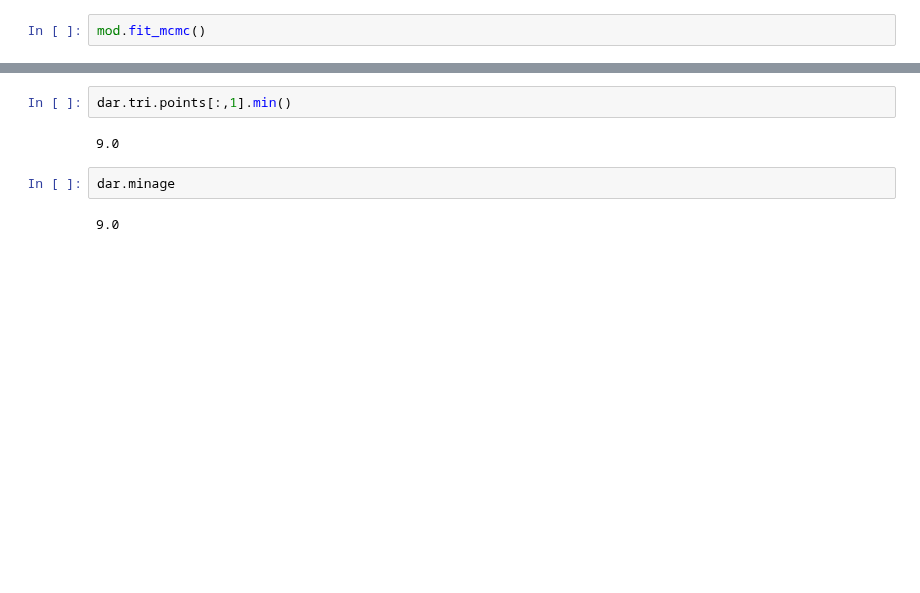
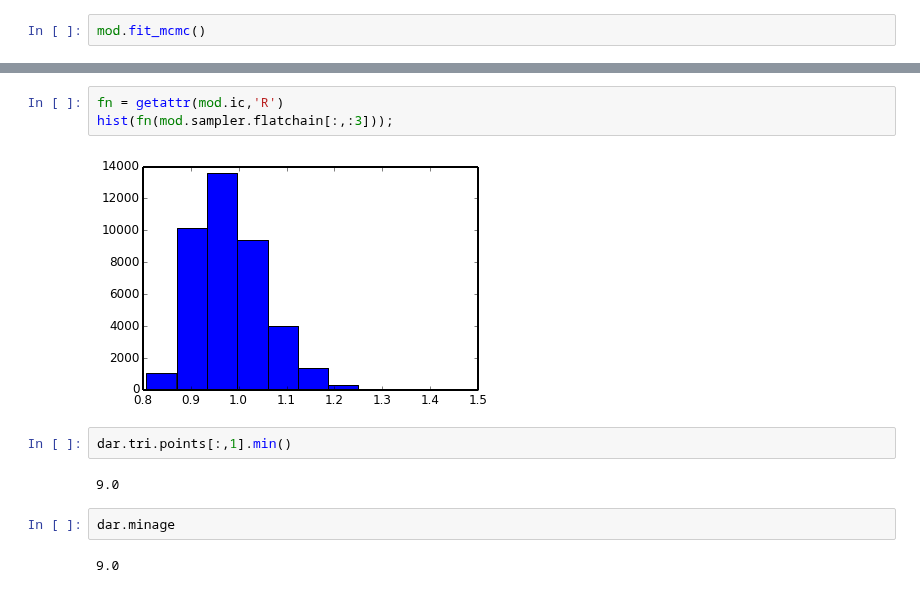
Before and after one commit to timothydmorton/isochrones, a Jupyter notebook: tests.ipynb, the cells around one changed output, grey strips where cells are left out. Cells and saved outputs as stored; diff of their text form; blank space fills up the shorter version.

```diff
--- a/tests.ipynb
+++ b/tests.ipynb
@@ -182,3 +170,8 @@ array([  1.  ,   1.25,   1.5 ,   1.75,   2.  ,   2.25,   2.5 ,   2.75,
+# %%
+fn = getattr(mod.ic,'R')
+hist(fn(mod.sampler.flatchain[:,:3]));
+# %% [output]
+[figure, added]
 # %%
 dar.tri.points[:,1].min()
 # %% [output]
```
Also changed, not shown: parts of 6 cells of this notebook, 1 other file.
